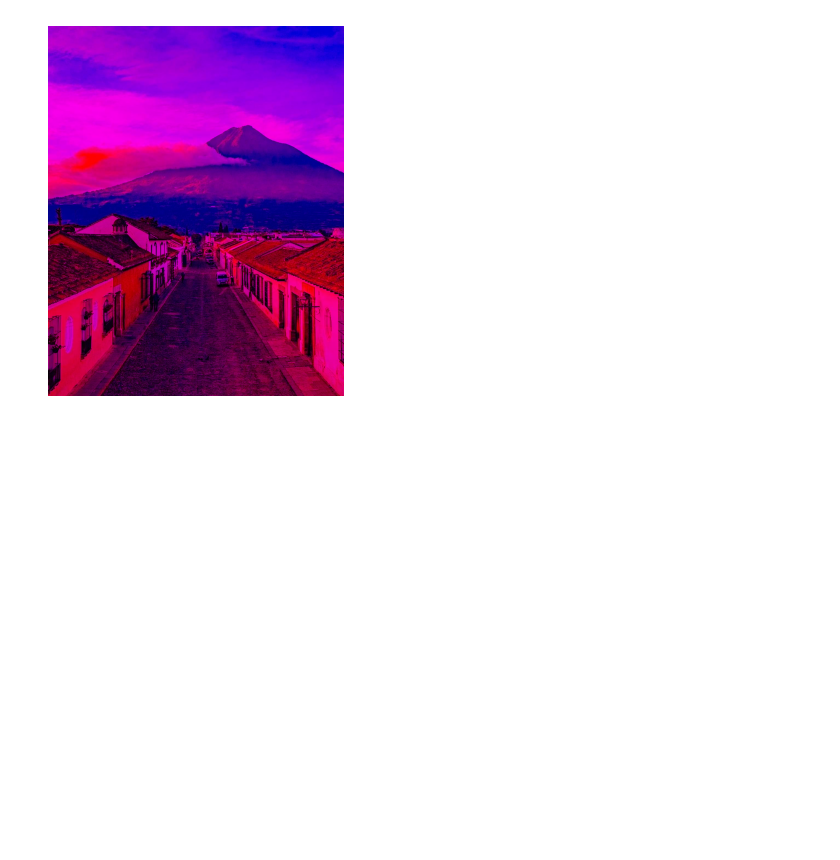
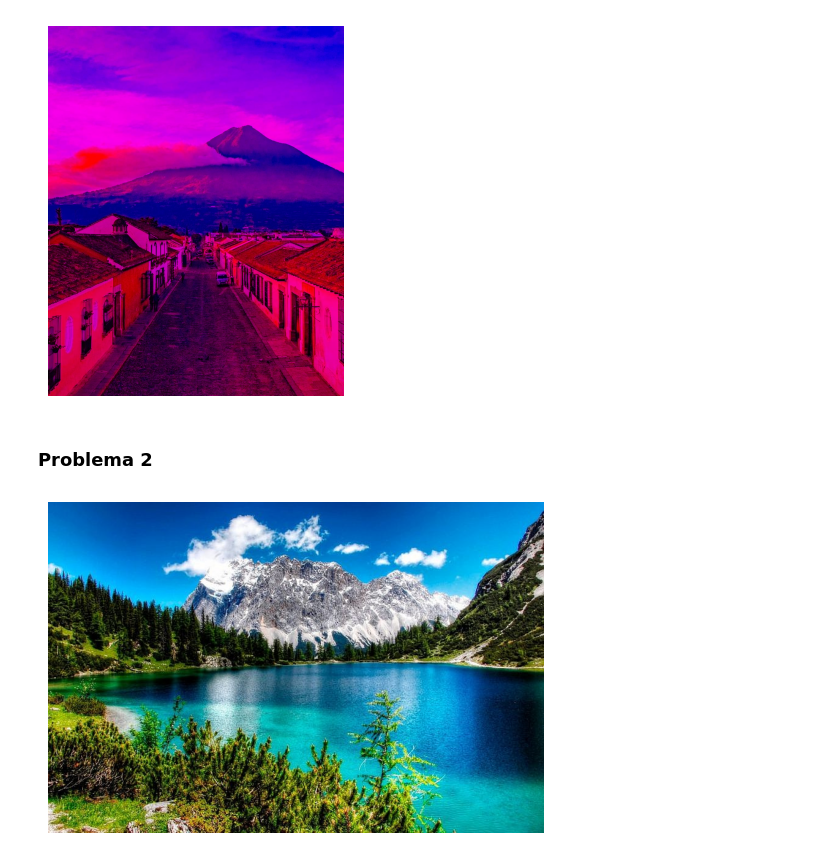
Before and after one commit to luistunag/Laboratorio1_Text_Mining_Imaging_Recognition, a Jupyter notebook: 22003085_LuisTun_Laboratorio1.ipynb, the cells around one changed output. Cells and saved outputs as stored; diff of their text form; code cells hidden in the pictures; blank space fills up the shorter version.

```diff
--- a/22003085_LuisTun_Laboratorio1.ipynb
+++ b/22003085_LuisTun_Laboratorio1.ipynb
@@ -45,3 +45,38 @@ def filtrar_canales(imagen, color):
 img_result = filtrar_canales("volcan_agua.jpeg", 30)
 # %% [output]
 [figure]
+# %% [markdown]
+### Problema 2
+# %%
+def reconstruir_imagen_a_color(imagen1_path, imagen2_path, imagen3_path):
+    # Leer las tres imágenes en escala de grises
+    img1 = cv2.imread(imagen1_path, cv2.IMREAD_GRAYSCALE)
+    img2 = cv2.imread(imagen2_path, cv2.IMREAD_GRAYSCALE)
+    img3 = cv2.imread(imagen3_path, cv2.IMREAD_GRAYSCALE)
+
+    if img1 is None or img2 is None or img3 is None:
+        raise ValueError("No se pudo leer una o más de las imágenes proporcionadas.")
+
+    # Verificar que las tres imágenes tengan las mismas dimensiones
+    if img1.shape != img2.shape or img2.shape != img3.shape:
+        raise ValueError("Las tres imágenes deben tener las mismas dimensiones.")
+
+    # Crear una imagen en color vacía con las mismas dimensiones
+    img_color = np.zeros((img1.shape[0], img1.shape[1], 3), dtype=np.uint8)
+
+    # Asignar cada imagen a un canal de color (R, G, B)
+    img_color[:, :, 0] = img1  # Canal azul
+    img_color[:, :, 1] = img2  # Canal verde
+    img_color[:, :, 2] = img3  # Canal rojo
+
+    # Mostrar la imagen reconstruida
+    plt.imshow(cv2.cvtColor(img_color, cv2.COLOR_BGR2RGB))
+    plt.axis('off')  # Ocultar los ejes
+    plt.show()
+
+    return img_color
+# %%
+# Reconstrucción imagen1
+img_color = reconstruir_imagen_a_color("imagen1/imagen1_salida_gray_azul.jpg", "imagen1/imagen1_salida_gray_verde.jpg", "imagen1/imagen1_salida_gray_rojo.jpg")
+# %% [output]
+[figure, added]
```
Also changed, not shown: parts of 3 cells of this notebook.
